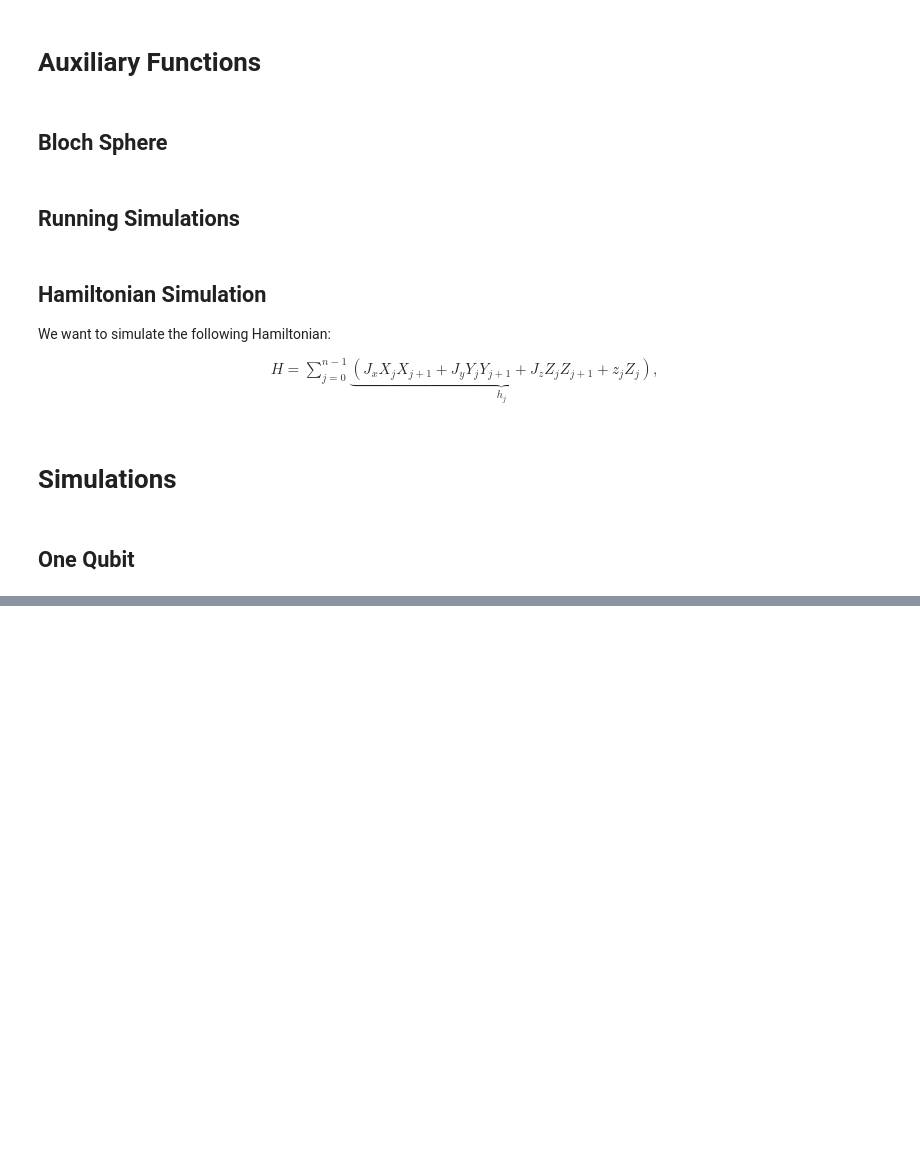
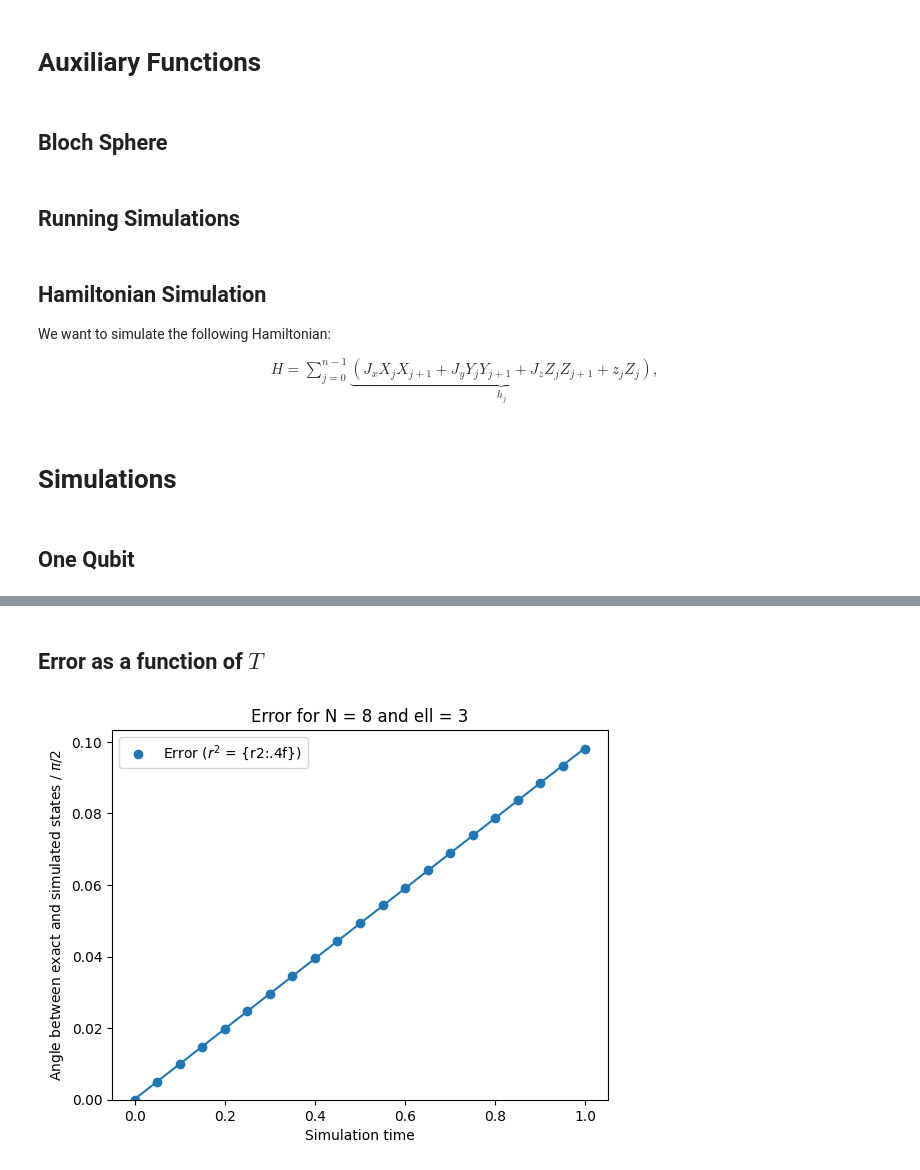
Before and after one commit to guilhermebaos/QUARMEN-Lessons, a Jupyter notebook: Quantum Algorithms/02-Final-Project.ipynb, the cells around one changed output, grey strips where cells are left out. Drawn from its saved outputs; the diff is of its cells as text; code cells hidden in the pictures; blank space fills up the shorter version.

```diff
--- a/Quantum Algorithms/02-Final-Project.ipynb
+++ b/Quantum Algorithms/02-Final-Project.ipynb
@@ -281,0 +435,46 @@ Initial state is blue and final is red.
+# %% [markdown]
+## Error as a function of $T$
+# %%
+# PARAMETERS
+N = 8
+ell = 3
+
+dt = 0.05
+t = 1
+
+# Coupling
+jj = [0.25, 0.25, 0.25]
+
+# Randomize field
+zz = np.random.random(N) * 0.25
+
+# Randomize initial state
+state_type = np.random.random(N)
+state_str = ["0" if num > 0.5 else "+" for num in state_type]
+state = Statevector.from_label("".join(state_str))
+
+# Compute error
+tt, ee = error_lieb(state, N, zz, jj, ell, order=2, dt=dt, t=t, exact=True, draw=False)
+tt_model = np.reshape(tt, (-1, 1))
+
+# Linear regression
+model = LinearRegression()
+model.fit(tt_model, ee)
+
+a = model.intercept_
+b = model.coef_[0]
+r2 = model.score(tt_model, ee)
+
+reg = b * tt + a
+
+# Plot
+plt.scatter(tt, ee/(np.pi/2), label="Error ($r^2$ = {r2:.4f})")
+plt.plot(tt, reg/(np.pi/2))
+plt.title(f"Error for N = {N} and ell = {ell}")
+plt.xlabel("Simulation time")
+plt.ylabel("Angle between exact and simulated states / $\\pi/2$")
+plt.ylim(bottom=0)
+plt.legend()
+plt.show()
+# %% [output]
+[figure, added]
```
Also changed, not shown: parts of 19 cells of this notebook.
